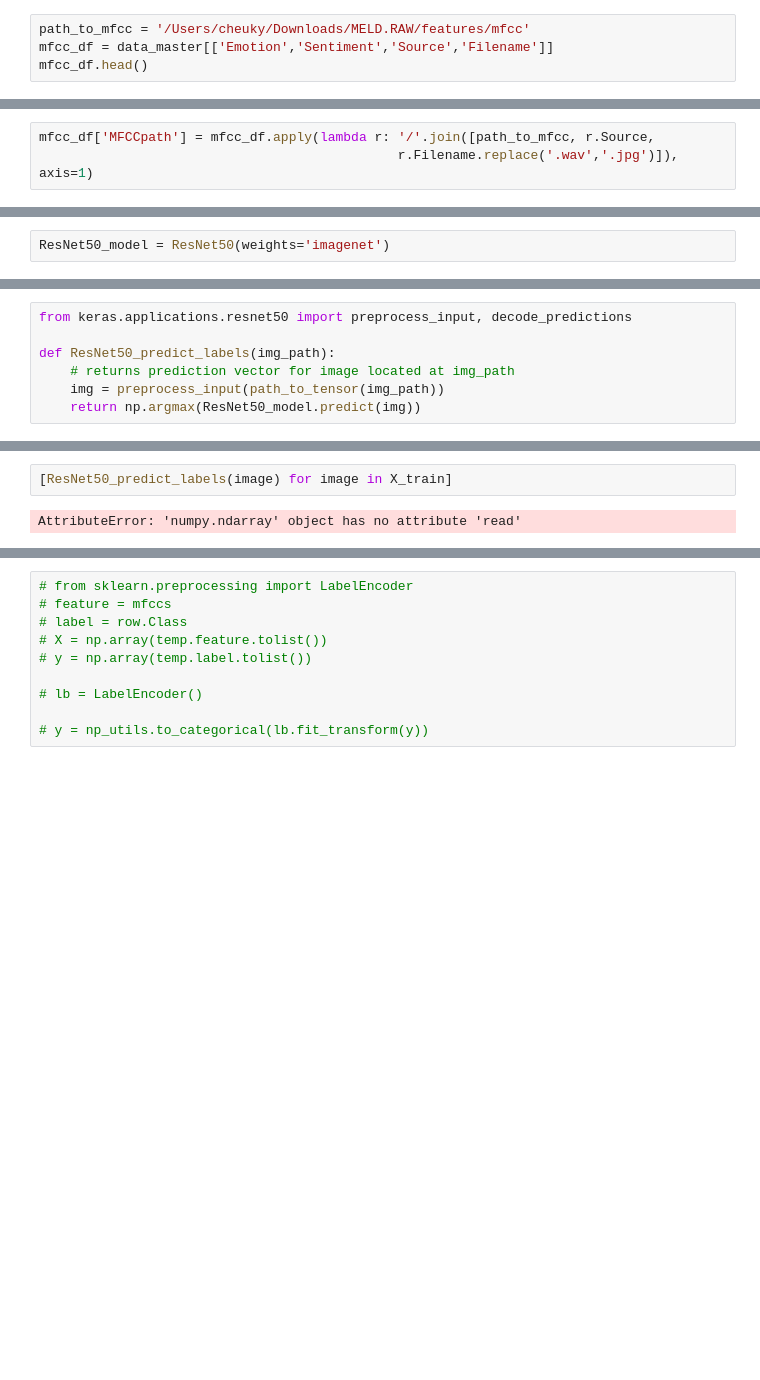
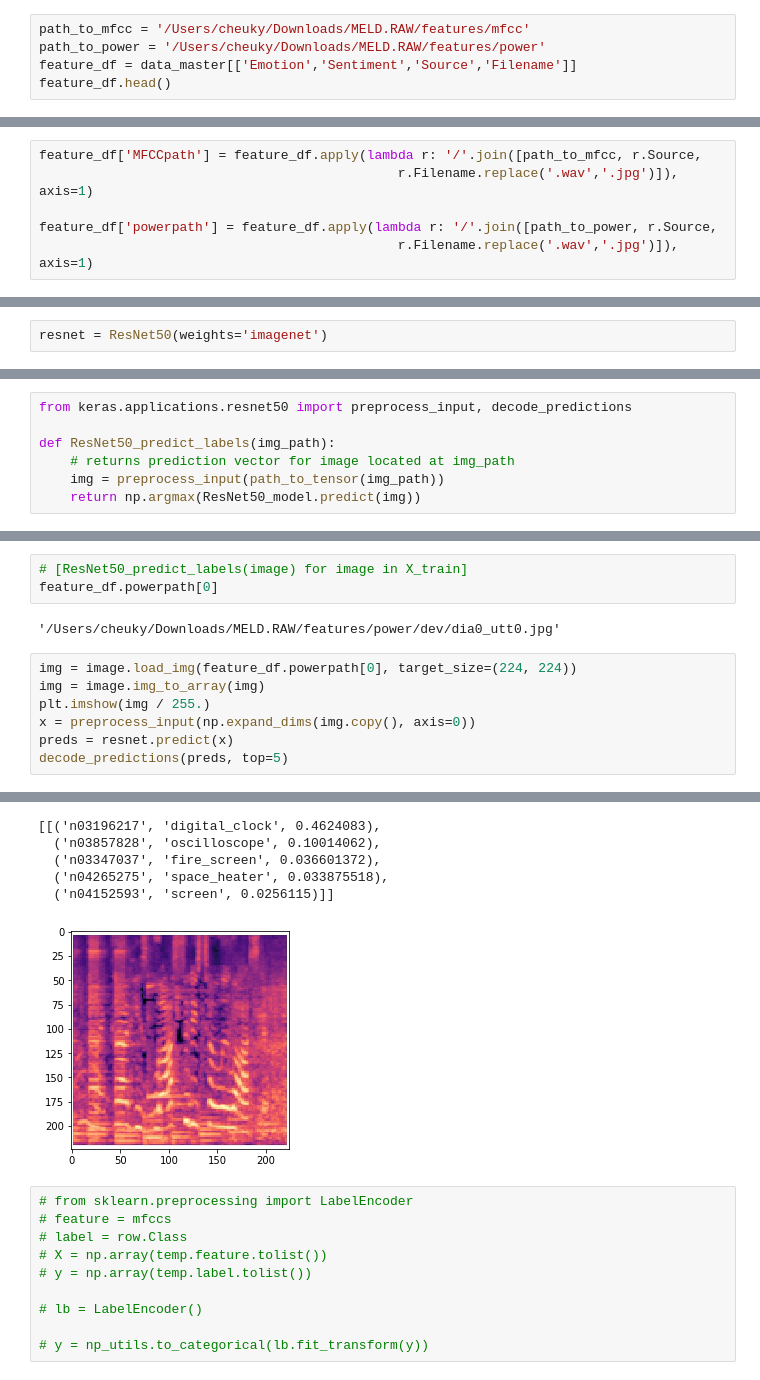
Before and after one commit to zeetaros/ml_nanodegree, a Jupyter notebook: capstone/dev_audio_models.ipynb, the cells around one changed output, grey strips where cells are left out. Saved outputs shown, nothing was run; the diff lists cells and outputs as text; blank space fills up the shorter version.

```diff
--- a/capstone/dev_audio_models.ipynb
+++ b/capstone/dev_audio_models.ipynb
@@ -399,8 +472,9 @@ Dataframe with shape:  (13706, 14)
 ### Join features with labels
 # %%
 path_to_mfcc = '/Users/cheuky/Downloads/MELD.RAW/features/mfcc'
-mfcc_df = data_master[['Emotion','Sentiment','Source','Filename']]
-mfcc_df.head()
+path_to_power = '/Users/cheuky/Downloads/MELD.RAW/features/power'
+feature_df = data_master[['Emotion','Sentiment','Source','Filename']]
+feature_df.head()
 # %% [output]
 |  | Emotion | Sentiment | Source | Filename |
 | 0 | sadness | negative | dev | dia0_utt0.wav |
@@ -409,8 +483,11 @@ mfcc_df.head()
 | 3 | joy | positive | dev | dia1_utt1.wav |
 | 4 | sadness | negative | dev | dia1_utt2.wav |
 # %%
-mfcc_df['MFCCpath'] = mfcc_df.apply(lambda r: '/'.join([path_to_mfcc, r.Source,
+feature_df['MFCCpath'] = feature_df.apply(lambda r: '/'.join([path_to_mfcc, r.Source,
                                               r.Filename.replace('.wav','.jpg')]), axis=1)
+
+feature_df['powerpath'] = feature_df.apply(lambda r: '/'.join([path_to_power, r.Source,
+                                              r.Filename.replace('.wav','.jpg')]), axis=1)
 # %% [output]
 A value is trying to be set on a copy of a slice from a DataFrame.
 Try using .loc[row_indexer,col_indexer] = value instead
@@ -791,4 +900,4 @@ plt.show()
 # %% [markdown]
 ### Transfer learning + CNN (ResNet50)
 # %%
-ResNet50_model = ResNet50(weights='imagenet')
+resnet = ResNet50(weights='imagenet')
@@ -805,4 +919,13 @@ def ResNet50_predict_labels(img_path):
 # %%
-[ResNet50_predict_labels(image) for image in X_train]
+# [ResNet50_predict_labels(image) for image in X_train]
+feature_df.powerpath[0]
 # %% [output]
-AttributeError: 'numpy.ndarray' object has no attribute 'read'
+'/Users/cheuky/Downloads/MELD.RAW/features/power/dev/dia0_utt0.jpg'
+# %%
+img = image.load_img(feature_df.powerpath[0], target_size=(224, 224))
+img = image.img_to_array(img)
+plt.imshow(img / 255.)
+x = preprocess_input(np.expand_dims(img.copy(), axis=0))
+preds = resnet.predict(x)
+decode_predictions(preds, top=5)
+# %% [output]
@@ -809,3 +934,9 @@ AttributeError: 'numpy.ndarray' object has no attribute 'read'
+[[('n03196217', 'digital_clock', 0.4624083),
+  ('n03857828', 'oscilloscope', 0.10014062),
+  ('n03347037', 'fire_screen', 0.036601372),
+  ('n04265275', 'space_heater', 0.033875518),
+  ('n04152593', 'screen', 0.0256115)]]
+[figure, added]
 # %%
 # from sklearn.preprocessing import LabelEncoder
 # feature = mfccs
```
Also changed, not shown: parts of 69 cells of this notebook.
